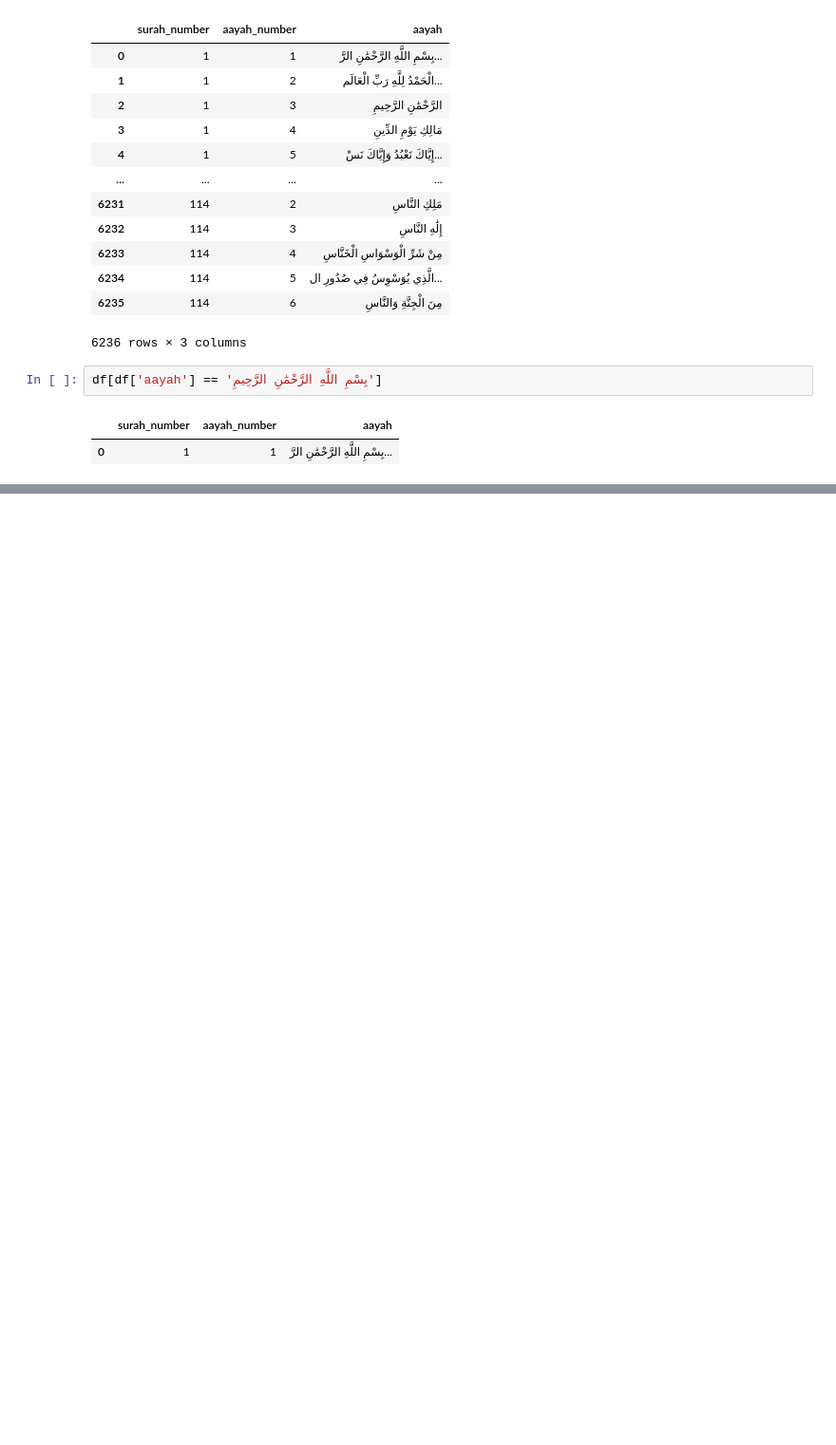
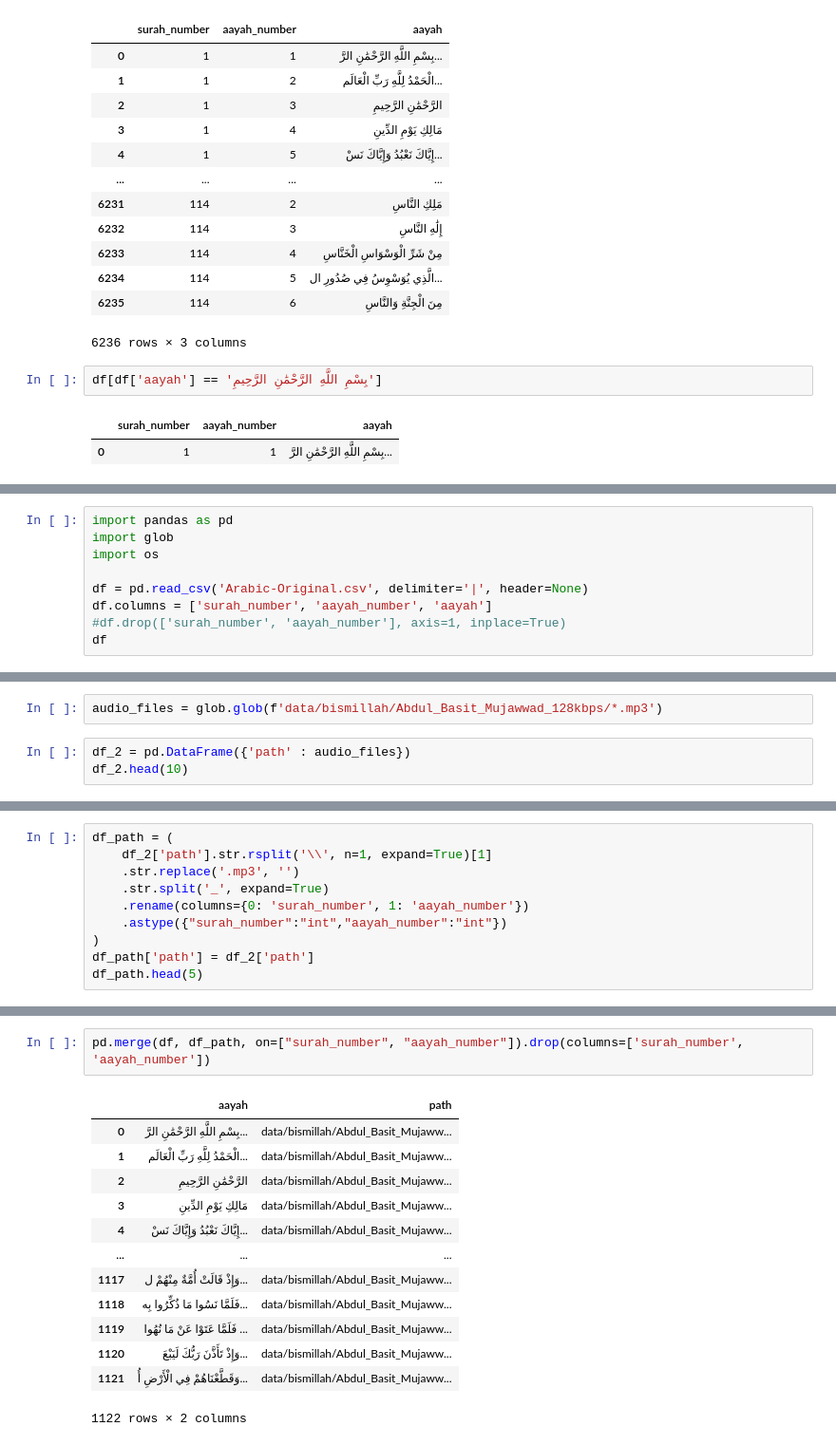
Before and after one commit to logan-mo/Quran_aayah_web_Scraper, a Jupyter notebook: test..ipynb, the cells around one changed output, grey strips where cells are left out. Shown: that part at 95% size. Saved outputs shown, nothing was run; the diff lists cells and outputs as text; blank space fills up the shorter version.

```diff
--- a/test..ipynb
+++ b/test..ipynb
@@ -179,0 +267,9 @@ df[df['aayah'] == 'بِسْمِ اللَّهِ الرَّحْمَٰنِ الرّ
+# %%
+import pandas as pd
+import glob
+import os
+
+df = pd.read_csv('Arabic-Original.csv', delimiter='|', header=None)
+df.columns = ['surah_number', 'aayah_number', 'aayah']
+#df.drop(['surah_number', 'aayah_number'], axis=1, inplace=True)
+df
@@ -179,0 +290,5 @@ df[df['aayah'] == 'بِسْمِ اللَّهِ الرَّحْمَٰنِ الرّ
+# %%
+audio_files = glob.glob(f'data/bismillah/Abdul_Basit_Mujawwad_128kbps/*.mp3')
+# %%
+df_2 = pd.DataFrame({'path' : audio_files})
+df_2.head(10)
@@ -179,0 +307,10 @@ df[df['aayah'] == 'بِسْمِ اللَّهِ الرَّحْمَٰنِ الرّ
+# %%
+df_path = (
+    df_2['path'].str.rsplit('\\', n=1, expand=True)[1]
+    .str.replace('.mp3', '')
+    .str.split('_', expand=True)
+    .rename(columns={0: 'surah_number', 1: 'aayah_number'})
+    .astype({"surah_number":"int","aayah_number":"int"})
+)
+df_path['path'] = df_2['path']
+df_path.head(5)
@@ -179,0 +324,16 @@ df[df['aayah'] == 'بِسْمِ اللَّهِ الرَّحْمَٰنِ الرّ
+# %%
+pd.merge(df, df_path, on=["surah_number", "aayah_number"]).drop(columns=['surah_number', 'aayah_number'])
+# %% [output]
+|  | aayah | path |
+| 0 | بِسْمِ اللَّهِ الرَّحْمَٰنِ الرَّ... | data/bismillah/Abdul_Basit_Mujaww... |
+| 1 | الْحَمْدُ لِلَّهِ رَبِّ الْعَالَم... | data/bismillah/Abdul_Basit_Mujaww... |
+| 2 | الرَّحْمَٰنِ الرَّحِيمِ | data/bismillah/Abdul_Basit_Mujaww... |
+| 3 | مَالِكِ يَوْمِ الدِّينِ | data/bismillah/Abdul_Basit_Mujaww... |
+| 4 | إِيَّاكَ نَعْبُدُ وَإِيَّاكَ نَسْ... | data/bismillah/Abdul_Basit_Mujaww... |
+| ... | ... | ... |
+| 1117 | وَإِذْ قَالَتْ أُمَّةٌ مِنْهُمْ ل... | data/bismillah/Abdul_Basit_Mujaww... |
+| 1118 | فَلَمَّا نَسُوا مَا ذُكِّرُوا بِه... | data/bismillah/Abdul_Basit_Mujaww... |
+| 1119 | فَلَمَّا عَتَوْا عَنْ مَا نُهُوا ... | data/bismillah/Abdul_Basit_Mujaww... |
+| 1120 | وَإِذْ تَأَذَّنَ رَبُّكَ لَيَبْعَ... | data/bismillah/Abdul_Basit_Mujaww... |
+| 1121 | وَقَطَّعْنَاهُمْ فِي الْأَرْضِ أُ... | data/bismillah/Abdul_Basit_Mujaww... |
+1122 rows × 2 columns
```
Also changed, not shown: parts of 13 cells of this notebook, 4 other files.
